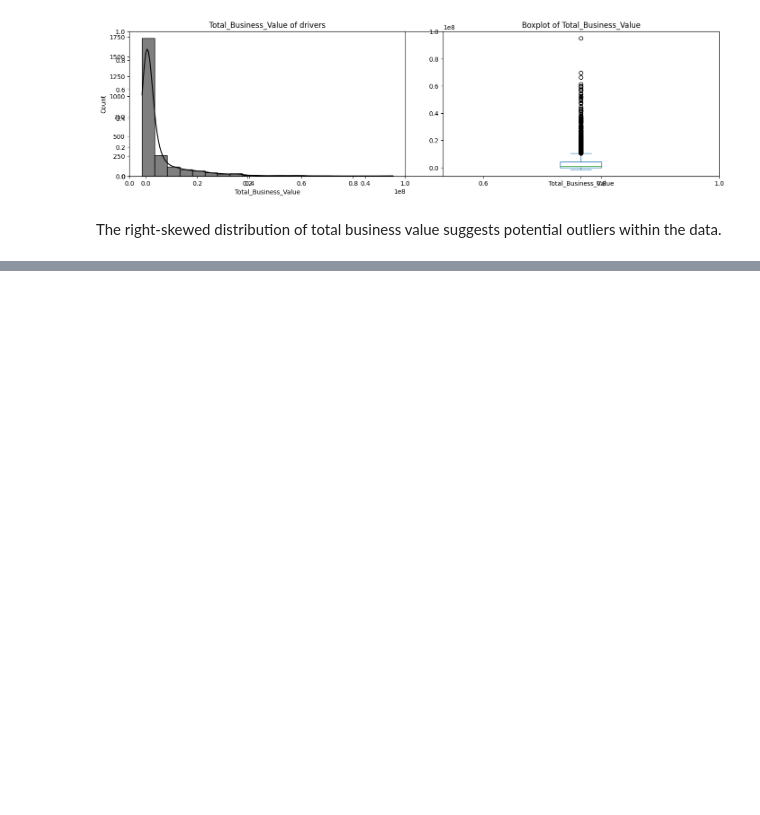
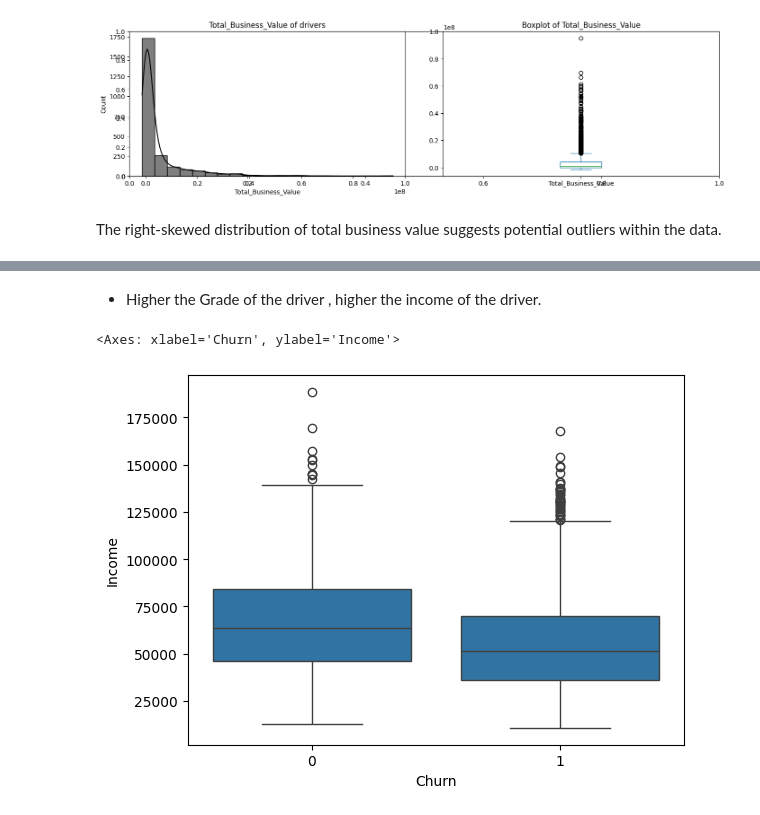
Before and after one commit to mayankbrn/9.10_Driver_churn_ensemble_learning, a Jupyter notebook: 10_Driver_churn_ensemble_learning.ipynb, the cells around one changed output, grey strips where cells are left out. Cells and saved outputs as stored; diff of their text form; code cells hidden in the pictures; blank space fills up the shorter version.

```diff
--- a/10_Driver_churn_ensemble_learning.ipynb
+++ b/10_Driver_churn_ensemble_learning.ipynb
@@ -858,0 +866,7 @@ The right-skewed distribution of total business value suggests potential outlier
+# %% [markdown]
+- Higher the Grade of the driver , higher the income of the driver.
+# %%
+sns.boxplot(data=df_final, x='Churn', y='Income')
+# %% [output]
+<Axes: xlabel='Churn', ylabel='Income'>
+[figure, added]
```
Also changed, not shown: parts of 8 cells of this notebook.
